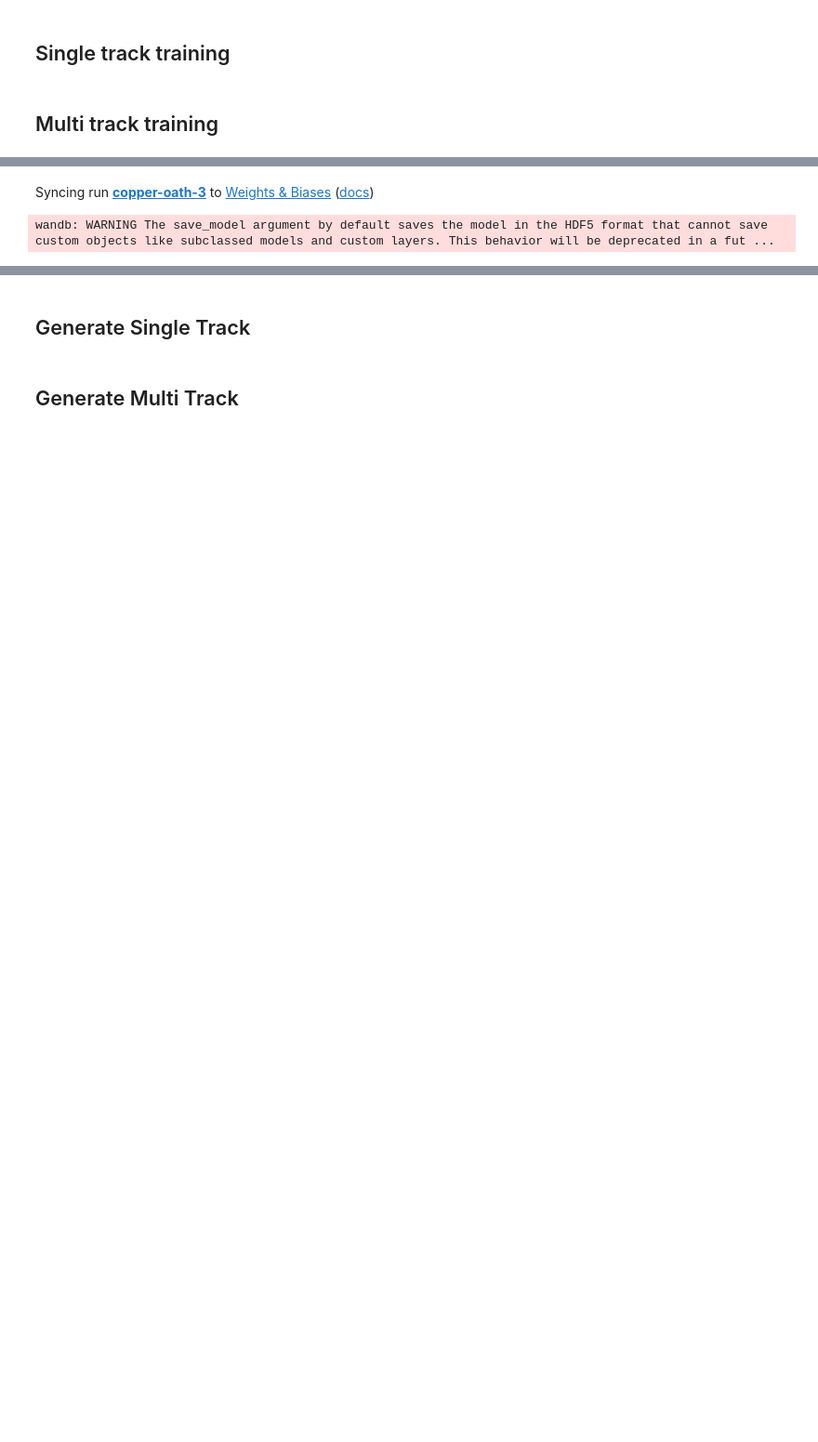
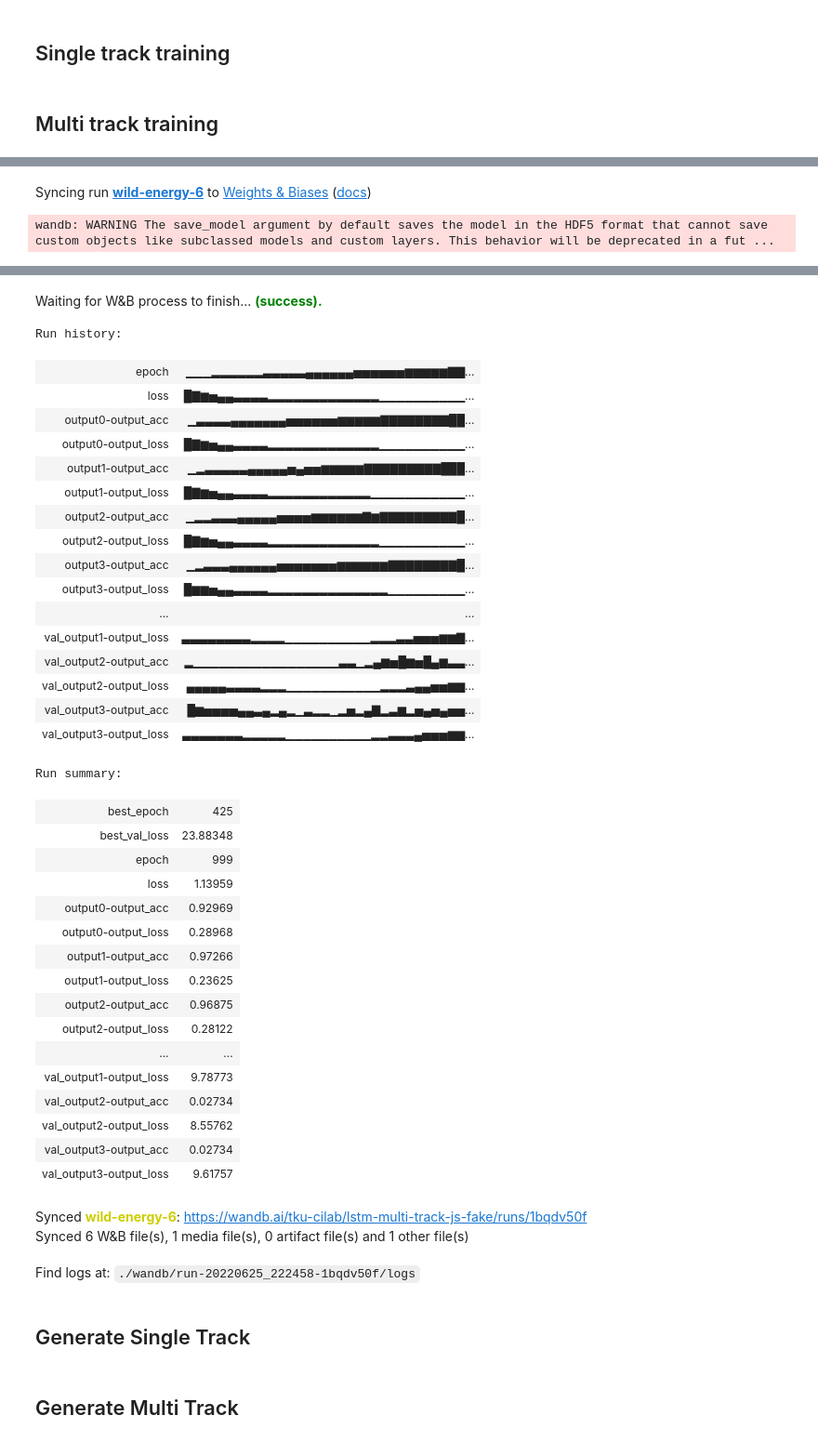
Before and after one commit to stu00608/LoFi-Loop-Generator, a Jupyter notebook: js-fakes-training.ipynb, the cells around one changed output, grey strips where cells are left out. Shown at 93% size. Drawn from its saved outputs; the diff is of its cells as text; code cells hidden in the pictures; blank space fills up the shorter version.

Commit message:
Bad training result in multi track.

```diff
--- a/js-fakes-training.ipynb
+++ b/js-fakes-training.ipynb
@@ -295,12 +295,17 @@ testDataRaw = loadMidiInFolder(pathes['test_dir'])
 trainData = concatMidi(trainDataRaw)
 testData = concatMidi(testDataRaw)
 # %%
+# Create dictionaries for each track or collect all (now).
+
 beat2idx = []
 idx2beat = []
 params['vocab_size'] = []
 
+vocabularies = set()
+
 for track in range(len(trainData)):
-    vocabularies = set(trainData[track]) | set(testData[track])
+    vocabularies = vocabularies | set(trainData[track]) | set(testData[track])
+for track in range(len(trainData)):
     params['vocab_size'].append(len(vocabularies))
     beat2idx.append({beat: i for i, beat in enumerate(vocabularies)})
     idx2beat.append({idx:beat for beat, idx in beat2idx[track].items()})
@@ -353,12 +360,19 @@ history = model.fit(trainDatasets[track], validation_data=testDatasets[track], b
 # %%
 x_train = []
 y_train = []
+x_val = []
+y_val = []
 
 for track in range(params['track_size']):
 
     x = list(trainDatasets[track].map(lambda x, y: x))[0].numpy()
     y = list(trainDatasets[track].map(lambda x, y: y))[0].numpy()
 
+    val_x = list(testDatasets[track].map(lambda x, y: x))[0].numpy()
+    val_y = list(testDatasets[track].map(lambda x, y: y))[0].numpy()
+
     x_train.append(x)
     y_train.append(y)
+    x_val.append(val_x)
+    y_val.append(val_y)
 # %%
@@ -368,4 +382,4 @@ x_train[0].shape, y_train[0].shape
 # %%
-name = 'multi-track-lstm-training-2'
+name = 'multi-track-lstm-training-4'
 model = makeMultiTrackModel()
 # %% [output]
@@ -384,13 +402,16 @@ callbacks.append(ModelCheckpoint(
     save_weights_only=True,
     save_best_only=True))
 
-if config['output']['wandb']:
+if outputs['wandb']:
     wandb.init(config=params, project='lstm-multi-track-js-fake')
     callbacks.append(WandbCallback(
         log_weights=True, log_evaluation=False, validation_steps=5))
 
-history = model.fit(x=x_train, y=y_train, batch_size=params['batch_size'],
+history = model.fit(x=x_train, y=y_train, validation_data=(x_val, y_val), batch_size=params['batch_size'],
                     epochs=params['epochs'], verbose=1, callbacks=callbacks)
+
+if outputs['wandb']:
+    wandb.finish()
 # %% [output]
 wandb: Currently logged in as: stu00608 (tku-cilab). Use `wandb login --relogin` to force relogin
 wandb version 0.12.19 is available! To upgrade, please run: $ pip install wandb --upgrade
@@ -399,2 +420,2 @@ Run data is saved locally in /home/stu00608/Repositories/lofi-loop-generator/wan
-Syncing run copper-oath-3 to Weights & Biases (docs)
+Syncing run wild-energy-6 to Weights & Biases (docs)
 wandb: WARNING The save_model argument by default saves the model in the HDF5 format that cannot save custom objects like subclassed models and custom layers. This behavior will be deprecated in a fut ...
@@ -418,3 +439,41 @@ Epoch 500/500
+Waiting for W&B process to finish... (success).
+Run history:
+| epoch | ▁▁▁▂▂▂▂▂▂▃▃▃▃▃▄▄▄▄▄▄▅▅▅▅▅▅▆▆▆▆▆▇▇... |
+| loss | █▇▆▅▄▄▃▃▃▃▂▂▂▂▂▂▂▂▂▂▂▂▂▁▁▁▁▁▁▁▁▁▁... |
+| output0-output_acc | ▁▃▃▃▃▄▄▄▄▄▄▄▅▅▅▅▅▅▆▆▆▆▆▇▇▇▇▇▇▇▇██... |
+| output0-output_loss | █▇▆▅▄▄▃▃▃▃▂▂▂▂▂▂▂▂▂▂▂▂▂▁▁▁▁▁▁▁▁▁▁... |
+| output1-output_acc | ▁▂▃▃▃▃▃▄▄▄▄▄▅▄▅▅▆▆▆▆▆▇▇▇▇▇▇▇▇▇███... |
+| output1-output_loss | █▇▆▅▄▄▃▃▃▃▂▂▂▂▂▂▂▂▂▂▂▂▁▁▁▁▁▁▁▁▁▁▁... |
+| output2-output_acc | ▁▂▂▃▃▃▄▄▄▄▄▅▅▅▅▆▆▆▆▆▆▇▆▇▇▇▇▇▇▇▇▇█... |
+| output2-output_loss | █▇▆▅▄▄▃▃▃▃▂▂▂▂▂▂▂▂▂▂▂▂▂▁▁▁▁▁▁▁▁▁▁... |
+| output3-output_acc | ▁▂▃▃▃▄▄▄▄▄▄▅▅▅▅▅▅▅▆▆▆▆▆▆▇▇▇▇▇▇▇▇█... |
+| output3-output_loss | █▆▆▅▄▄▃▃▃▃▂▂▂▂▂▂▂▂▂▂▂▂▂▂▁▁▁▁▁▁▁▁▁... |
+| ... | ... |
+| val_output1-output_loss | ▃▃▃▃▃▃▃▃▂▂▂▂▁▁▁▁▁▁▁▁▁▁▂▂▂▃▃▅▅▅▆▆▇... |
+| val_output2-output_acc | ▂▁▁▁▁▁▁▁▁▁▁▁▁▁▁▁▁▁▃▃▁▂▄▆▅█▆▅█▄▆▃▃... |
+| val_output2-output_loss | ▄▄▄▄▄▃▃▃▃▂▂▂▁▁▁▁▁▁▁▁▁▁▁▂▂▂▃▄▄▅▅▆▆... |
+| val_output3-output_acc | █▆▅▅▅▅▄▄▃▄▂▄▂▁▃▂▂▁▂▅▂▄▇▂▃▆▂▅▄▅▄▅▅... |
+| val_output3-output_loss | ▃▃▃▃▃▃▃▂▂▂▂▂▁▁▁▁▁▁▁▁▁▁▂▂▃▃▃▄▅▅▅▆▆... |
+Run summary:
+| best_epoch | 425 |
+| best_val_loss | 23.88348 |
+| epoch | 999 |
+| loss | 1.13959 |
+| output0-output_acc | 0.92969 |
+| output0-output_loss | 0.28968 |
+| output1-output_acc | 0.97266 |
+| output1-output_loss | 0.23625 |
+| output2-output_acc | 0.96875 |
+| output2-output_loss | 0.28122 |
+| ... | ... |
+| val_output1-output_loss | 9.78773 |
+| val_output2-output_acc | 0.02734 |
+| val_output2-output_loss | 8.55762 |
+| val_output3-output_acc | 0.02734 |
+| val_output3-output_loss | 9.61757 |
+Synced wild-energy-6: https://wandb.ai/tku-cilab/lstm-multi-track-js-fake/runs/1bqdv50f
+Synced 6 W&B file(s), 1 media file(s), 0 artifact file(s) and 1 other file(s)
+Find logs at: ./wandb/run-20220625_222458-1bqdv50f/logs
 # %% [markdown]
 ## Generate Single Track
 # %%
```
Also changed, not shown: parts of 10 cells of this notebook, 1 other file.
